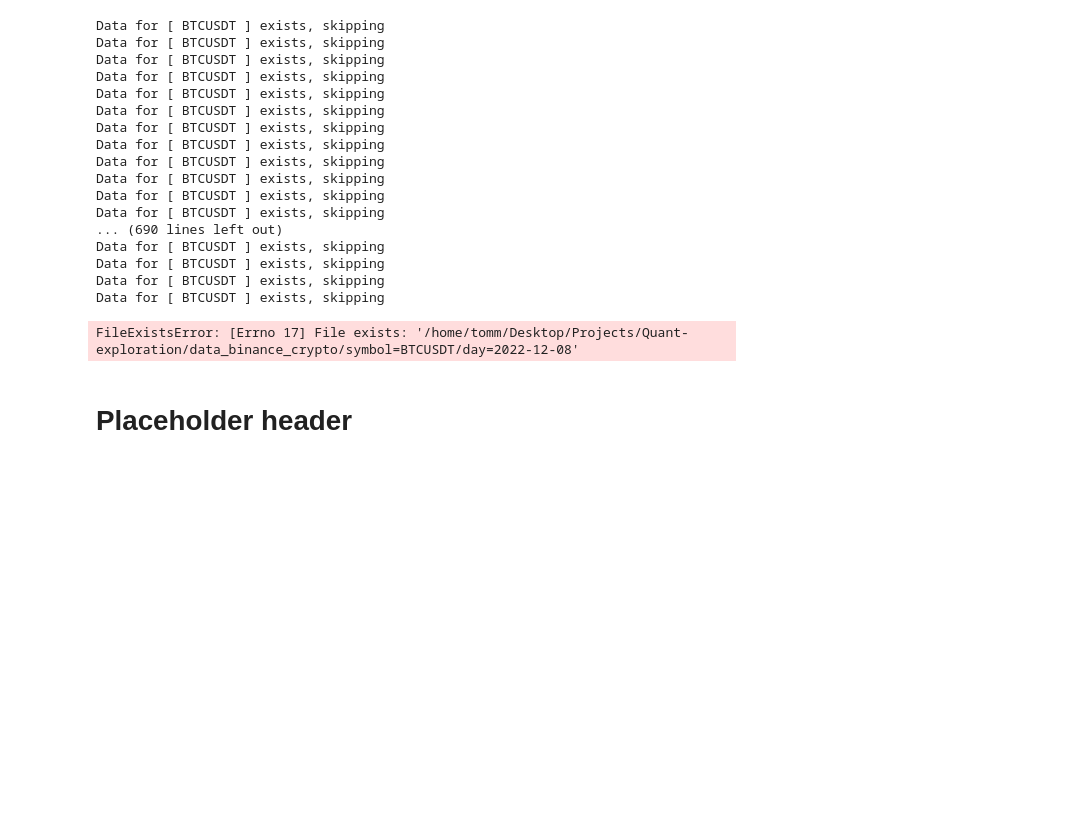
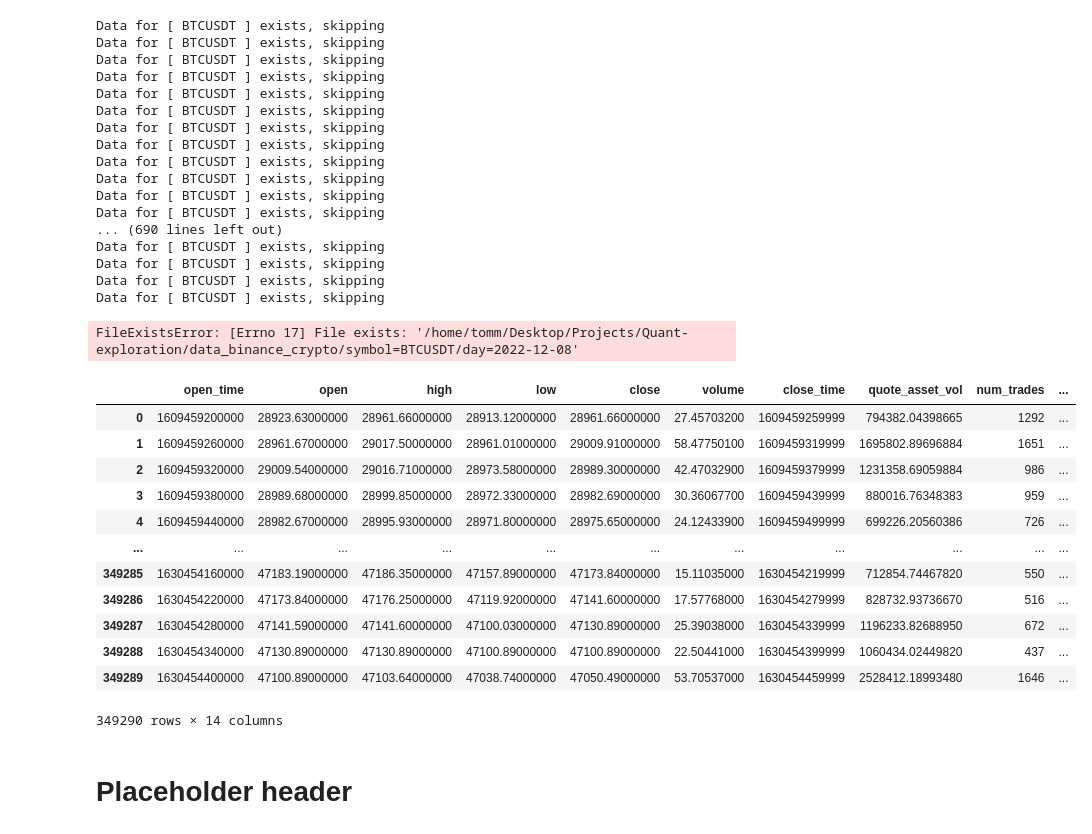
Before and after one commit to Graphight/Quant-exploration, a Jupyter notebook: data-collector.ipynb, the cells around one changed output. Saved outputs shown, nothing was run; the diff lists cells and outputs as text; code cells hidden in the pictures; blank space fills up the shorter version.

```diff
--- a/data-collector.ipynb
+++ b/data-collector.ipynb
@@ -324,5 +324,22 @@ Data for [ BTCUSDT ] exists, skipping
 Data for [ BTCUSDT ] exists, skipping
 Data for [ BTCUSDT ] exists, skipping
 FileExistsError: [Errno 17] File exists: '/home/tomm/Desktop/Projects/Quant-exploration/data_binance_crypto/symbol=BTCUSDT/day=2022-12-08'
+# %%
+df = pd.read_parquet("data_binance_crypto/", engine="pyarrow")
+df
+# %% [output]
+|  | open_time | open | high | low | close | volume | close_time | quote_asset_vol | num_trades | ... |
+| 0 | 1609459200000 | 28923.63000000 | 28961.66000000 | 28913.12000000 | 28961.66000000 | 27.45703200 | 1609459259999 | 794382.04398665 | 1292 | ... |
+| 1 | 1609459260000 | 28961.67000000 | 29017.50000000 | 28961.01000000 | 29009.91000000 | 58.47750100 | 1609459319999 | 1695802.89696884 | 1651 | ... |
+| 2 | 1609459320000 | 29009.54000000 | 29016.71000000 | 28973.58000000 | 28989.30000000 | 42.47032900 | 1609459379999 | 1231358.69059884 | 986 | ... |
+| 3 | 1609459380000 | 28989.68000000 | 28999.85000000 | 28972.33000000 | 28982.69000000 | 30.36067700 | 1609459439999 | 880016.76348383 | 959 | ... |
+| 4 | 1609459440000 | 28982.67000000 | 28995.93000000 | 28971.80000000 | 28975.65000000 | 24.12433900 | 1609459499999 | 699226.20560386 | 726 | ... |
+| ... | ... | ... | ... | ... | ... | ... | ... | ... | ... | ... |
+| 349285 | 1630454160000 | 47183.19000000 | 47186.35000000 | 47157.89000000 | 47173.84000000 | 15.11035000 | 1630454219999 | 712854.74467820 | 550 | ... |
+| 349286 | 1630454220000 | 47173.84000000 | 47176.25000000 | 47119.92000000 | 47141.60000000 | 17.57768000 | 1630454279999 | 828732.93736670 | 516 | ... |
+| 349287 | 1630454280000 | 47141.59000000 | 47141.60000000 | 47100.03000000 | 47130.89000000 | 25.39038000 | 1630454339999 | 1196233.82688950 | 672 | ... |
+| 349288 | 1630454340000 | 47130.89000000 | 47130.89000000 | 47100.89000000 | 47100.89000000 | 22.50441000 | 1630454399999 | 1060434.02449820 | 437 | ... |
+| 349289 | 1630454400000 | 47100.89000000 | 47103.64000000 | 47038.74000000 | 47050.49000000 | 53.70537000 | 1630454459999 | 2528412.18993480 | 1646 | ... |
+349290 rows × 14 columns
 # %% [markdown]
 # Placeholder header
```
Also changed, not shown: 1 other file.
